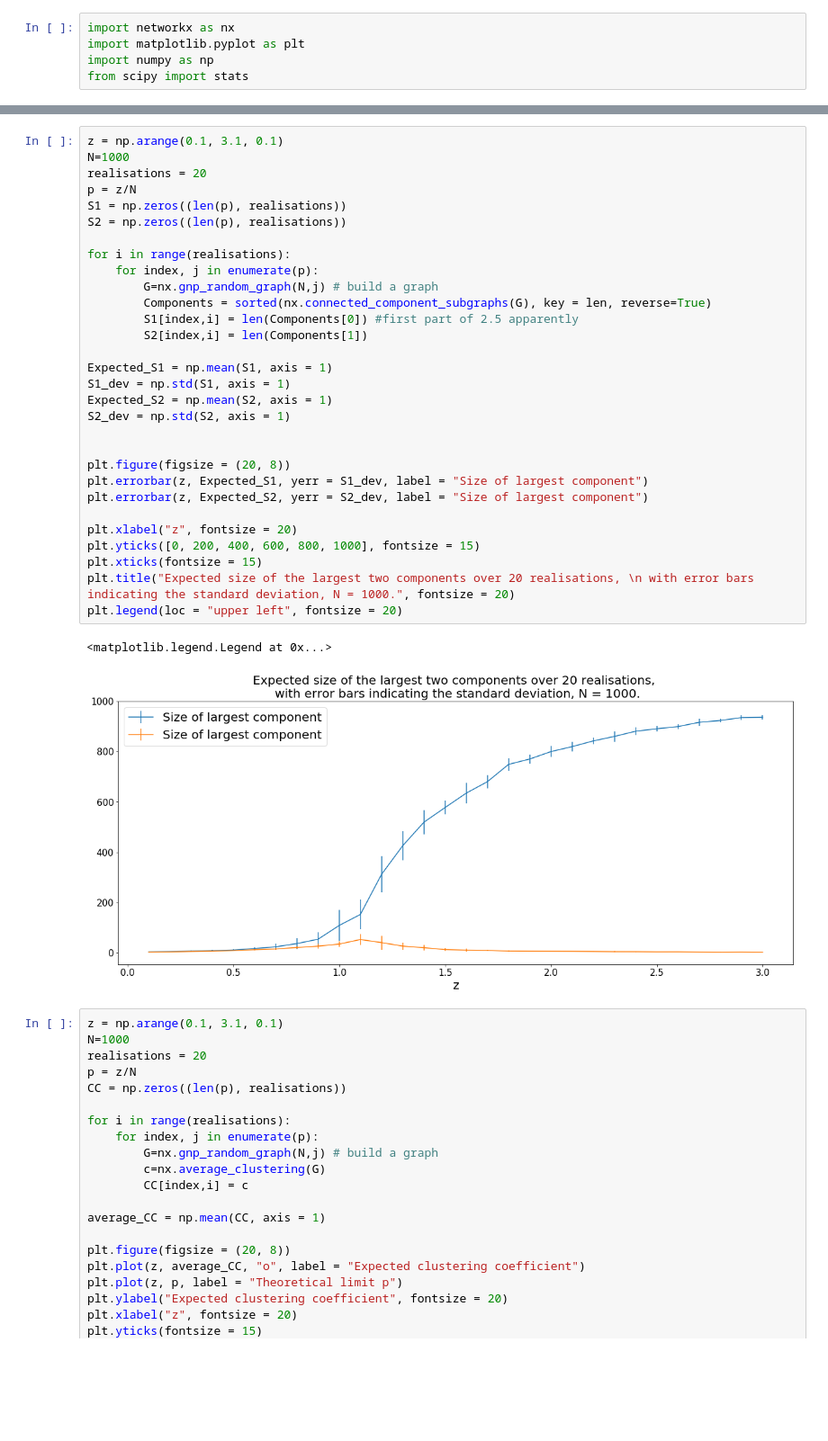
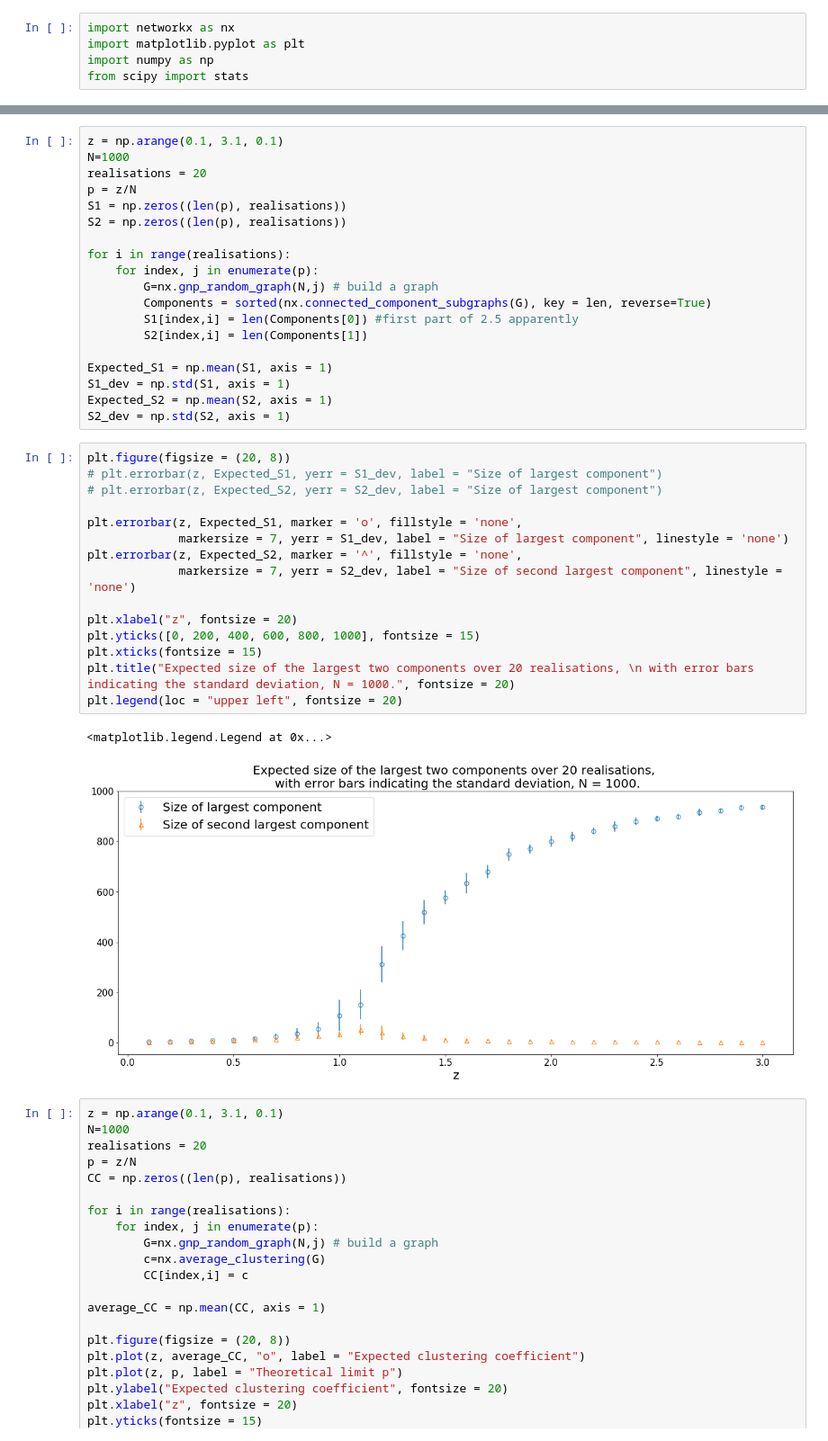
Before and after one commit to yziw/MA933, a Jupyter notebook: 2/ALL OF IT!!!.ipynb, the cells around one changed output, grey strips where cells are left out. Shown at 90% size. Saved outputs shown, nothing was run; the diff lists cells and outputs as text; blank space fills up the shorter version.

```diff
--- a/2/ALL OF IT!!!.ipynb
+++ b/2/ALL OF IT!!!.ipynb
@@ -57,20 +58,24 @@ Expected_S1 = np.mean(S1, axis = 1)
 S1_dev = np.std(S1, axis = 1)
 Expected_S2 = np.mean(S2, axis = 1)
 S2_dev = np.std(S2, axis = 1)
-
-
-plt.figure(figsize = (20, 8))
-plt.errorbar(z, Expected_S1, yerr = S1_dev, label = "Size of largest component")
-plt.errorbar(z, Expected_S2, yerr = S2_dev, label = "Size of largest component")
-
-plt.xlabel("z", fontsize = 20)
-plt.yticks([0, 200, 400, 600, 800, 1000], fontsize = 15)
-plt.xticks(fontsize = 15)
-plt.title("Expected size of the largest two components over 20 realisations, \n with error bars indicating the standard deviation, N = 1000.", fontsize = 20)
-plt.legend(loc = "upper left", fontsize = 20)
-# %% [output]
-<matplotlib.legend.Legend at 0x...>
-[figure, removed]
+# %%
+plt.figure(figsize = (20, 8))
+# plt.errorbar(z, Expected_S1, yerr = S1_dev, label = "Size of largest component")
+# plt.errorbar(z, Expected_S2, yerr = S2_dev, label = "Size of largest component")
+
+plt.errorbar(z, Expected_S1, marker = 'o', fillstyle = 'none',
+             markersize = 7, yerr = S1_dev, label = "Size of largest component", linestyle = 'none')
+plt.errorbar(z, Expected_S2, marker = '^', fillstyle = 'none',
+             markersize = 7, yerr = S2_dev, label = "Size of second largest component", linestyle = 'none')
+
+plt.xlabel("z", fontsize = 20)
+plt.yticks([0, 200, 400, 600, 800, 1000], fontsize = 15)
+plt.xticks(fontsize = 15)
+plt.title("Expected size of the largest two components over 20 realisations, \n with error bars indicating the standard deviation, N = 1000.", fontsize = 20)
+plt.legend(loc = "upper left", fontsize = 20)
+# %% [output]
+<matplotlib.legend.Legend at 0x...>
+[figure, added]
 # %%
 z = np.arange(0.1, 3.1, 0.1)
 N=1000
```
Also changed, not shown: parts of 3 cells of this notebook, 10 other files.
